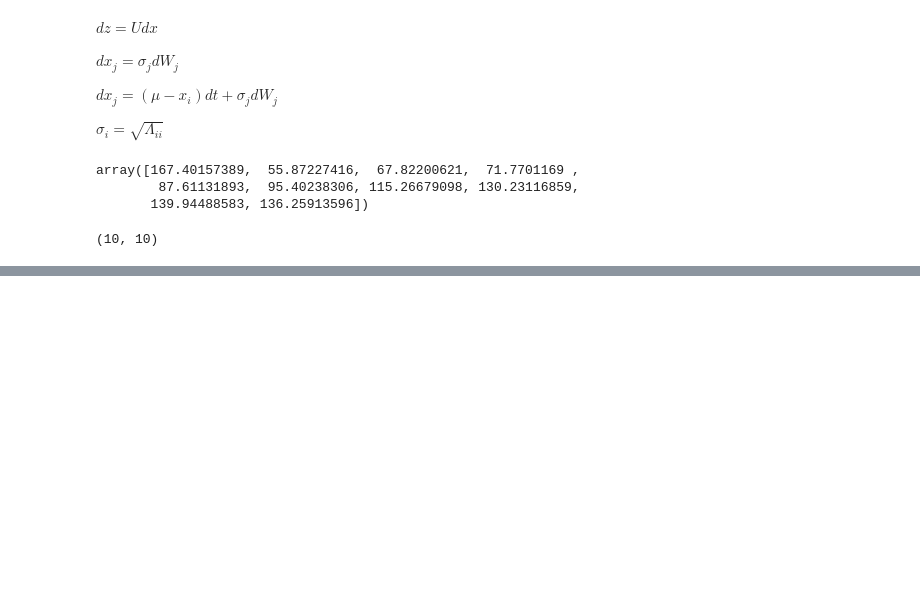
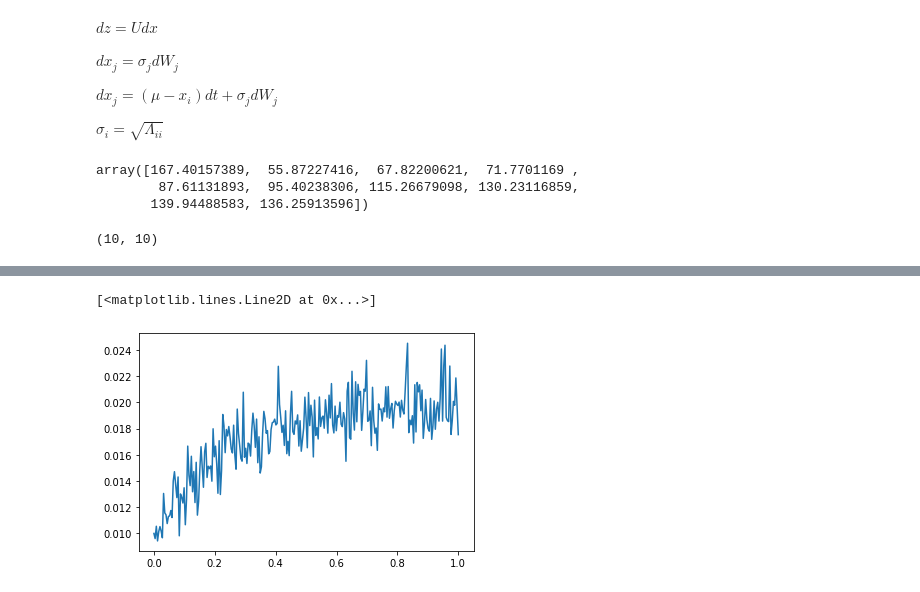
Before and after one commit to Center-for-Mathematical-Finance/cmf_rateslib, a Jupyter notebook: notebooks/Models/PCA_Explained.ipynb, the cells around one changed output, grey strips where cells are left out. Saved outputs shown, nothing was run; the diff lists cells and outputs as text; code cells hidden in the pictures; blank space fills up the shorter version.

```diff
--- a/notebooks/Models/PCA_Explained.ipynb
+++ b/notebooks/Models/PCA_Explained.ipynb
@@ -59,0 +56,10 @@ NameError: name 'U' is not defined
+# %%
+r_0 = 0.01
+theta = 0.02
+alpha = 4
+sigma = 0.005
+dt = 1/252
+
+u = np.random.randn(253)
+dW = u*np.sqrt(dt)
+t = np.linspace(0, 1, 253)
@@ -59,0 +68,8 @@ NameError: name 'U' is not defined
+# %%
+t = np.linspace(0, 1, 4)
+# %%
+for i in range(1, 4):
+    mu_t = np.exp(-alpha*t) * r_0 + theta * (1 - np.exp(-alpha*t))
+    var_t = (sigma**2) / (2*alpha) * (1 - np.exp(-2*alpha*t))
+# %%
+r_t = mu_t + np.sqrt(var_t) * n
@@ -59,0 +84,5 @@ NameError: name 'U' is not defined
+# %%
+plot(t, r_t)
+# %% [output]
+[<matplotlib.lines.Line2D at 0x...>]
+[figure, added]
```
Also changed, not shown: parts of 7 cells of this notebook, 1 other file.
